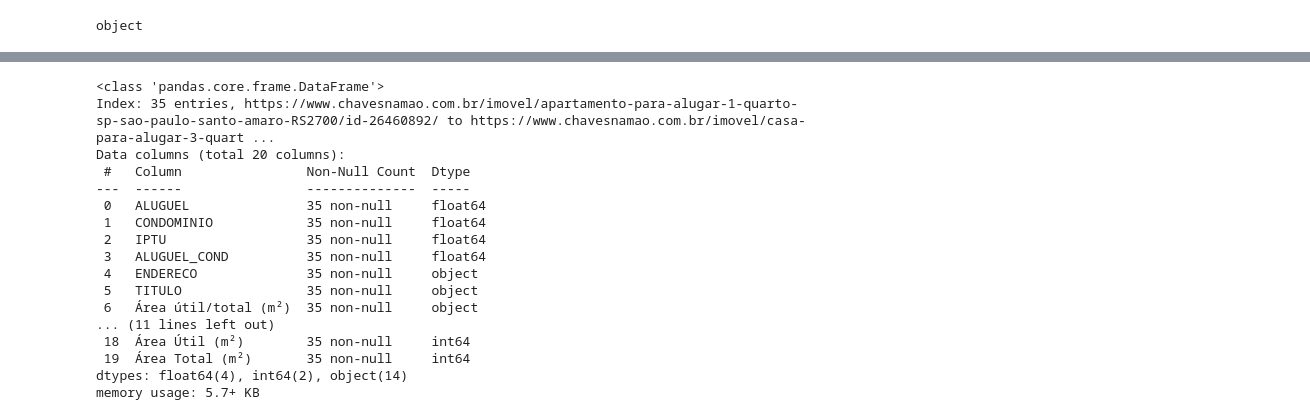
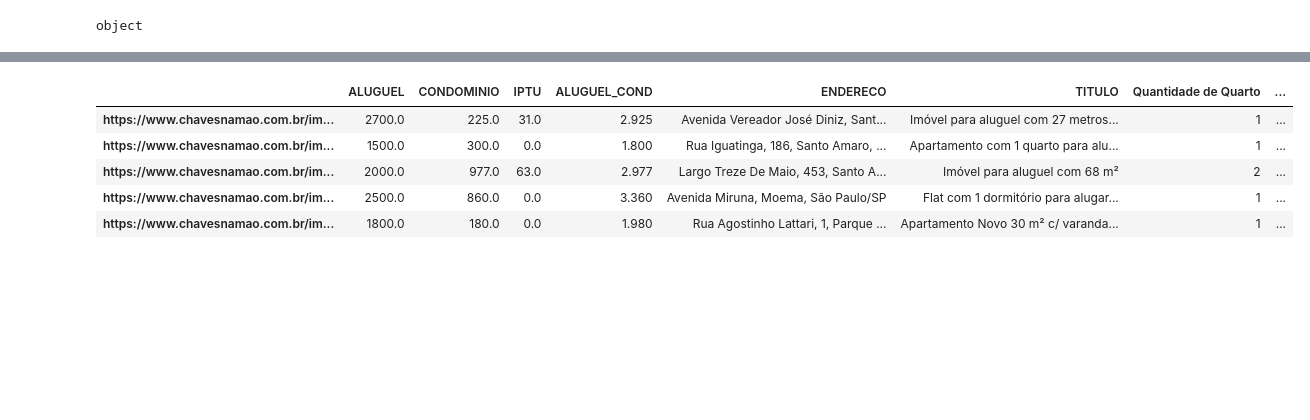
Before and after one commit to larifq/Extracao-Analise_Imoveis, a Jupyter notebook: dados_manipulacao.ipynb, the cells around one changed output, grey strips where cells are left out. Drawn from its saved outputs; the diff is of its cells as text; code cells hidden in the pictures; blank space fills up the shorter version.

```diff
--- a/dados_manipulacao.ipynb
+++ b/dados_manipulacao.ipynb
@@ -188,23 +188,36 @@ df_chavesnamao['Área Útil (m²)'] = df_chavesnamao['Área Útil (m²)'].astype
 
 #Converter a coluna Área Total (m²) em númerico
 df_chavesnamao['Área Total (m²)'] = df_chavesnamao['Área Total (m²)'].astype(int)
+
+# Excluir a coluna Área útil/total (m²)
+df_chavesnamao.drop(columns=['Área útil/total (m²)'], axis=0, inplace=True)
+# %%
+# Renomear INFO_2 para Quantidade de Quarto
+df_chavesnamao.rename(columns={'INFO_2': 'Quantidade de Quarto'}, inplace=True)
+
+# Retirar Quartos:\n de Quantidade de Quarto
+df_chavesnamao['Quantidade de Quarto'] = df_chavesnamao['Quantidade de Quarto'].str.replace('Quartos:\n','', regex=True)
+# %%
+# Renomear INFO_3 para Quantidade de Garagem
+df_chavesnamao.rename(columns={'INFO_3': 'Quantidade de Garagem'}, inplace=True)
+
+# Substitui Garagens:\n -- por 0
+df_chavesnamao['Quantidade de Garagem'] =  df_chavesnamao['Quantidade de Garagem'].str.replace('Garagens:\n --', '0', regex=True)
+
+# Remover Garagens:\n
+df_chavesnamao['Quantidade de Garagem'] =  df_chavesnamao['Quantidade de Garagem'].str.replace('Garagens:\n', '', regex=True)
+# %%
+# Renomear INFO_4 para Quantidade de Banheiro
+df_chavesnamao.rename(columns={'INFO_4': 'Quantidade de Banheiros'}, inplace=True)
+
+# Remover Banheiros:\n
+df_chavesnamao['Quantidade de Banheiros'] = df_chavesnamao['Quantidade de Banheiros'].str.replace('Banheiros:\n', '')
 # %%
-df_chavesnamao.info()
+df_chavesnamao.head()
 # %% [output]
-<class 'pandas.core.frame.DataFrame'>
-Index: 35 entries, https://www.chavesnamao.com.br/imovel/apartamento-para-alugar-1-quarto-sp-sao-paulo-santo-amaro-RS2700/id-26460892/ to https://www.chavesnamao.com.br/imovel/casa-para-alugar-3-quart ...
-Data columns (total 20 columns):
- #   Column                Non-Null Count  Dtype
----  ------                --------------  -----
- 0   ALUGUEL               35 non-null     float64
- 1   CONDOMINIO            35 non-null     float64
- 2   IPTU                  35 non-null     float64
- 3   ALUGUEL_COND          35 non-null     float64
- 4   ENDERECO              35 non-null     object
- 5   TITULO                35 non-null     object
- 6   Área útil/total (m²)  35 non-null     object
-... (11 lines left out)
- 18  Área Útil (m²)        35 non-null     int64
- 19  Área Total (m²)       35 non-null     int64
-dtypes: float64(4), int64(2), object(14)
-memory usage: 5.7+ KB
+|  | ALUGUEL | CONDOMINIO | IPTU | ALUGUEL_COND | ENDERECO | TITULO | Quantidade de Quarto | ... |
+| https://www.chavesnamao.com.br/im... | 2700.0 | 225.0 | 31.0 | 2.925 | Avenida Vereador José Diniz, Sant... | Imóvel para aluguel com 27 metros... | 1 | ... |
+| https://www.chavesnamao.com.br/im... | 1500.0 | 300.0 | 0.0 | 1.800 | Rua Iguatinga, 186, Santo Amaro, ... | Apartamento com 1 quarto para alu... | 1 | ... |
+| https://www.chavesnamao.com.br/im... | 2000.0 | 977.0 | 63.0 | 2.977 | Largo Treze De Maio, 453, Santo A... | Imóvel para aluguel com 68 m² | 2 | ... |
+| https://www.chavesnamao.com.br/im... | 2500.0 | 860.0 | 0.0 | 3.360 | Avenida Miruna, Moema, São Paulo/SP | Flat com 1 dormitório para alugar... | 1 | ... |
+| https://www.chavesnamao.com.br/im... | 1800.0 | 180.0 | 0.0 | 1.980 | Rua Agostinho Lattari, 1, Parque ... | Apartamento Novo 30 m² c/ varanda... | 1 | ... |
```
